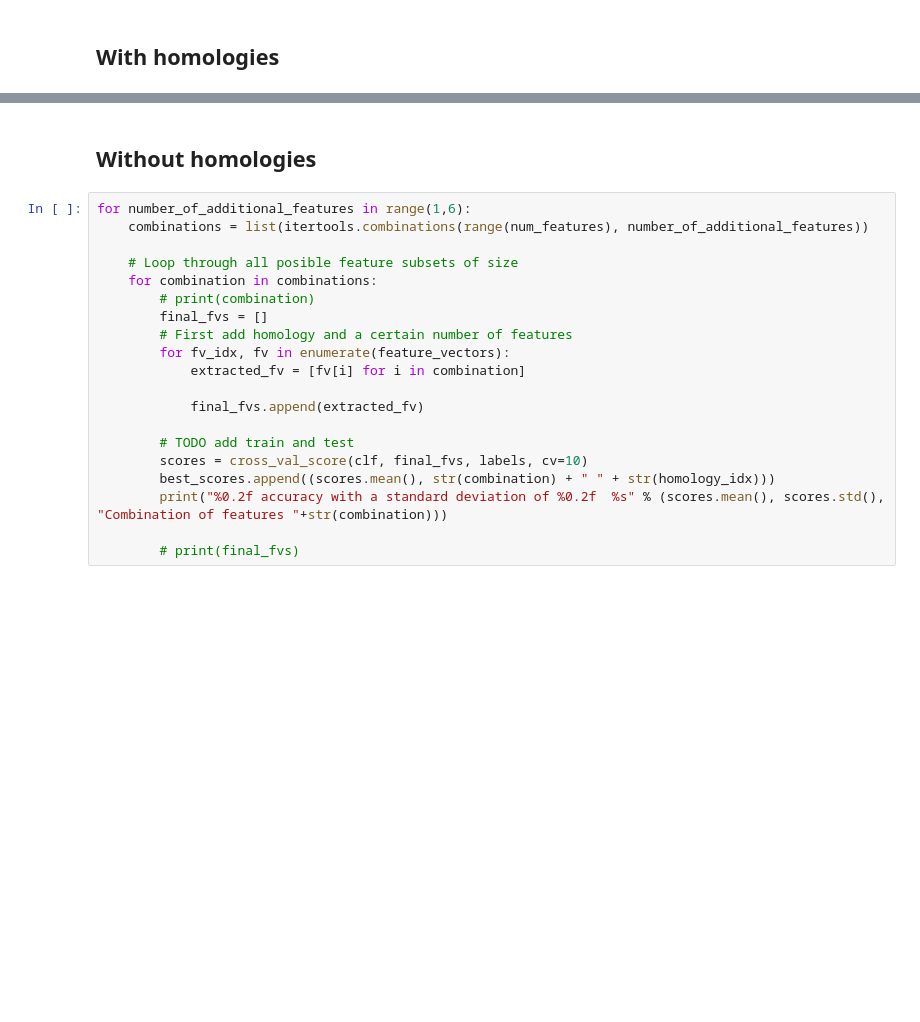
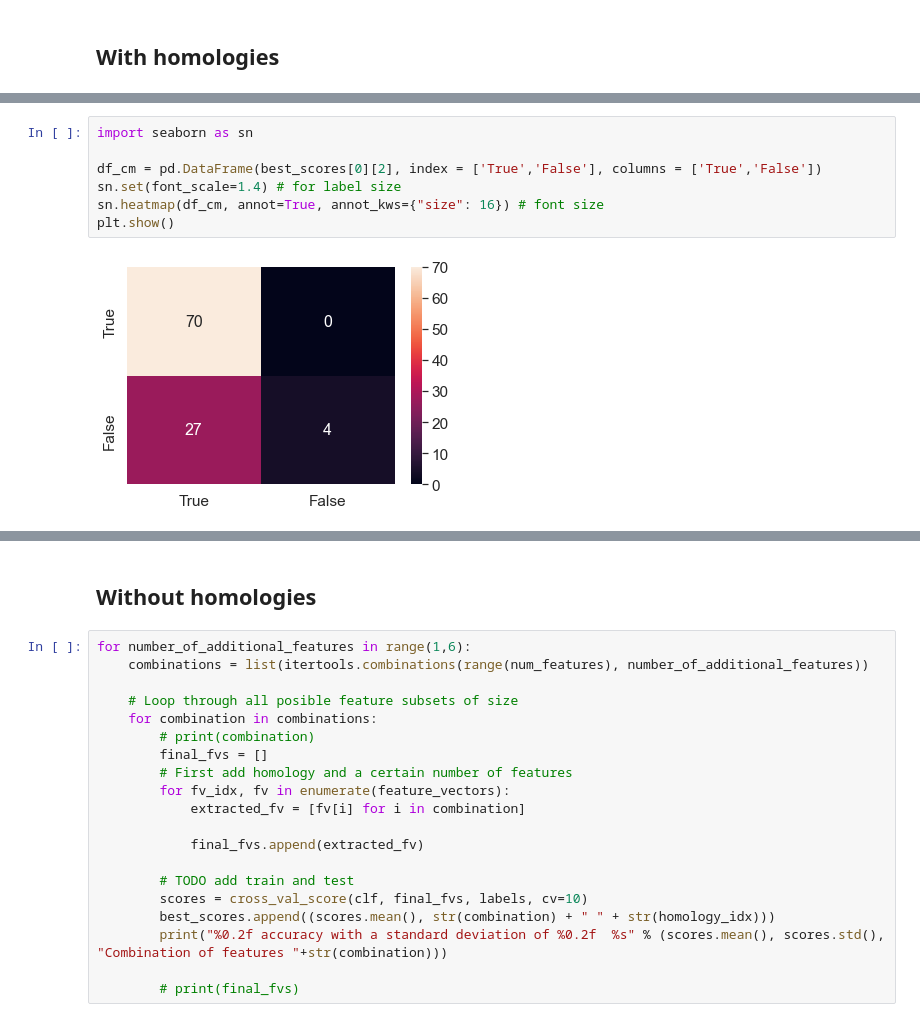
Before and after one commit to gal9/ina-project, a Jupyter notebook: experiment.ipynb, the cells around one changed output, grey strips where cells are left out. Drawn from its saved outputs; the diff is of its cells as text; blank space fills up the shorter version.

```diff
--- a/experiment.ipynb
+++ b/experiment.ipynb
@@ -206,3 +230,12 @@ Best scores: [(0.7318181818181818, '(1,) 3'), (0.7318181818181818, '(1, 3) 3'),
+# %%
+import seaborn as sn
+
+df_cm = pd.DataFrame(best_scores[0][2], index = ['True','False'], columns = ['True','False'])
+sn.set(font_scale=1.4) # for label size
+sn.heatmap(df_cm, annot=True, annot_kws={"size": 16}) # font size
+plt.show()
+# %% [output]
+[figure, added]
 # %%
 X_train, X_test, y_train, y_test = train_test_split(final_fvs, labels, test_size=0.33, random_state=42)
 
```
Also changed, not shown: parts of 8 cells of this notebook.
